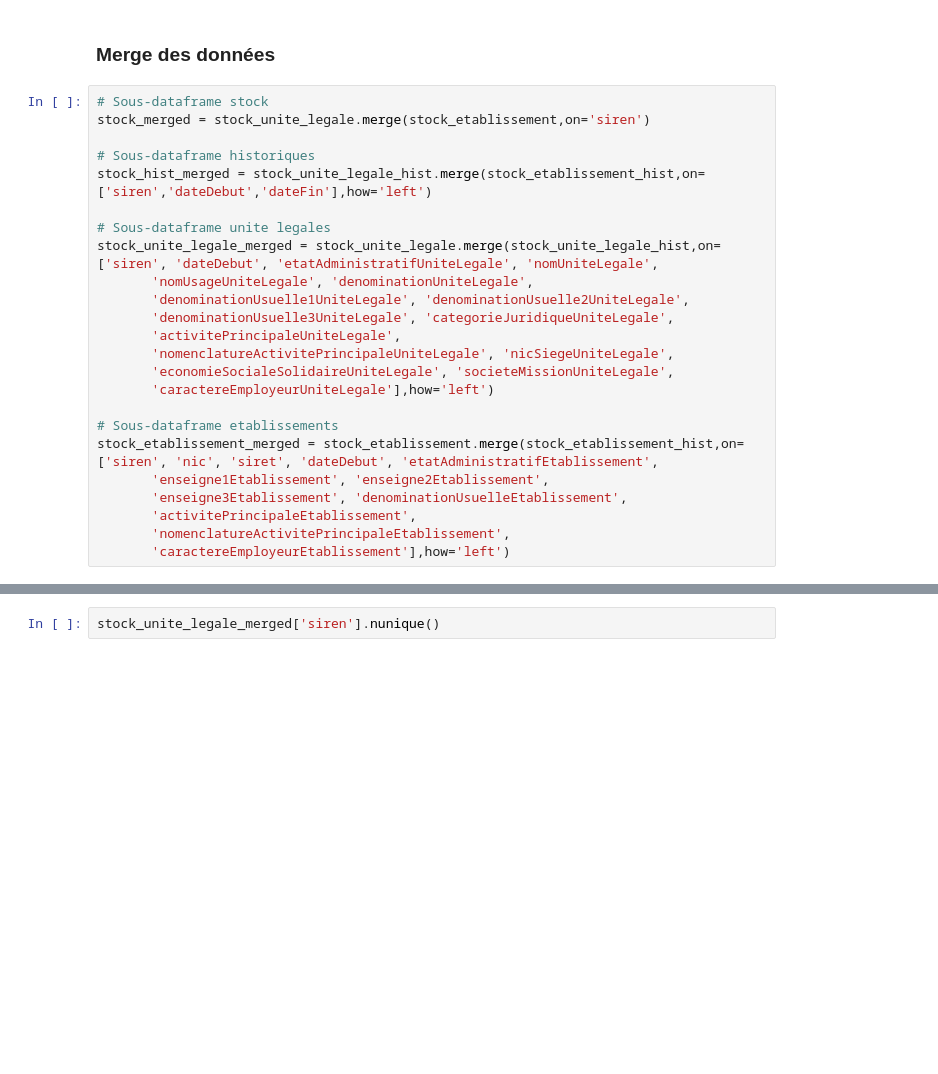
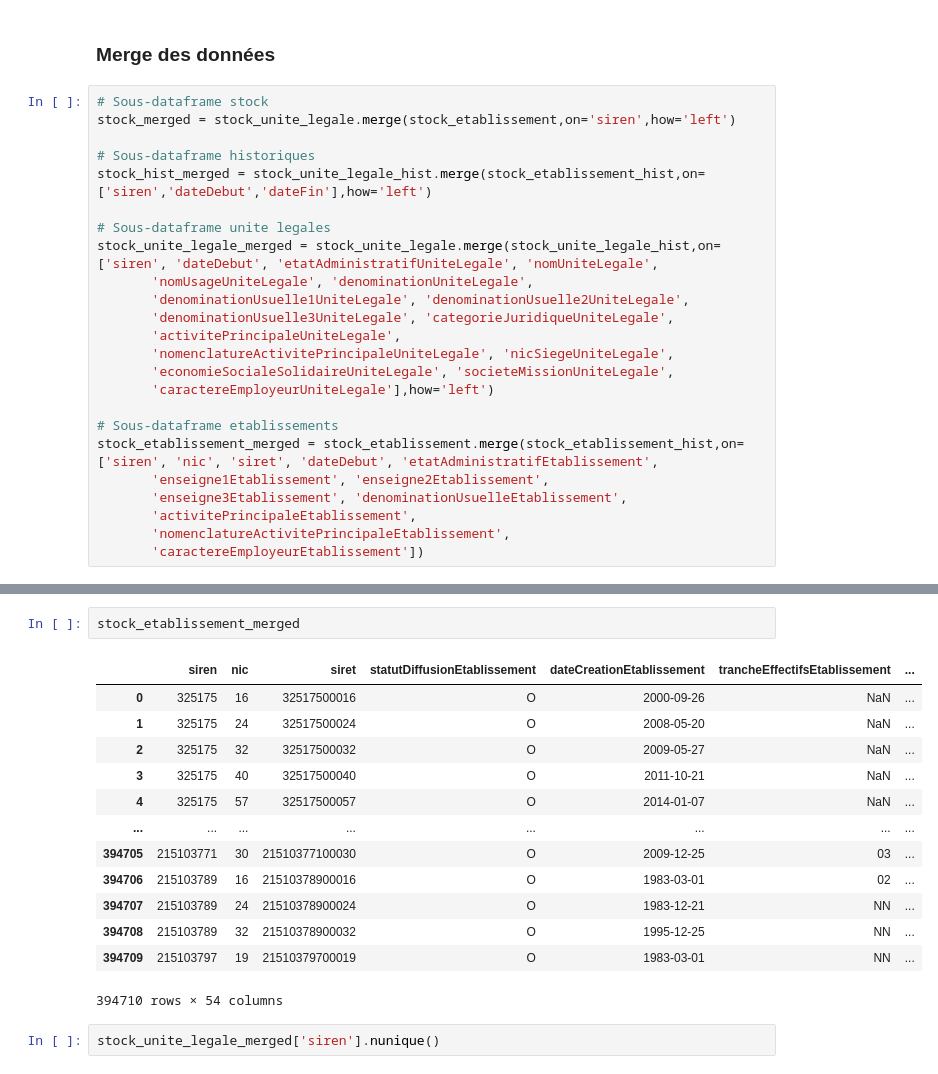
Before and after one commit to JonathanLouamba/Projet_GGVie, a Jupyter notebook: Projet_GGVie.ipynb, the cells around one changed output, grey strips where cells are left out. Drawn from its saved outputs; the diff is of its cells as text; blank space fills up the shorter version.

```diff
--- a/Projet_GGVie.ipynb
+++ b/Projet_GGVie.ipynb
@@ -34,7 +66,7 @@ print(stock_unite_legale_hist.columns.intersection(stock_etablissement_hist.colu
 ### Merge des données
 # %%
 # Sous-dataframe stock
-stock_merged = stock_unite_legale.merge(stock_etablissement,on='siren')
+stock_merged = stock_unite_legale.merge(stock_etablissement,on='siren',how='left')
 
 # Sous-dataframe historiques
 stock_hist_merged = stock_unite_legale_hist.merge(stock_etablissement_hist,on=['siren','dateDebut','dateFin'],how='left')
@@ -55,4 +87,4 @@ stock_etablissement_merged = stock_etablissement.merge(stock_etablissement_hist,
        'enseigne3Etablissement', 'denominationUsuelleEtablissement',
        'activitePrincipaleEtablissement',
        'nomenclatureActivitePrincipaleEtablissement',
-       'caractereEmployeurEtablissement'],how='left')
+       'caractereEmployeurEtablissement'])
@@ -67,3 +99,19 @@ stock_hist_merged.shape[0]
+# %%
+stock_etablissement_merged
+# %% [output]
+|  | siren | nic | siret | statutDiffusionEtablissement | dateCreationEtablissement | trancheEffectifsEtablissement | ... |
+| 0 | 325175 | 16 | 32517500016 | O | 2000-09-26 | NaN | ... |
+| 1 | 325175 | 24 | 32517500024 | O | 2008-05-20 | NaN | ... |
+| 2 | 325175 | 32 | 32517500032 | O | 2009-05-27 | NaN | ... |
+| 3 | 325175 | 40 | 32517500040 | O | 2011-10-21 | NaN | ... |
+| 4 | 325175 | 57 | 32517500057 | O | 2014-01-07 | NaN | ... |
+| ... | ... | ... | ... | ... | ... | ... | ... |
+| 394705 | 215103771 | 30 | 21510377100030 | O | 2009-12-25 | 03 | ... |
+| 394706 | 215103789 | 16 | 21510378900016 | O | 1983-03-01 | 02 | ... |
+| 394707 | 215103789 | 24 | 21510378900024 | O | 1983-12-21 | NN | ... |
+| 394708 | 215103789 | 32 | 21510378900032 | O | 1995-12-25 | NN | ... |
+| 394709 | 215103797 | 19 | 21510379700019 | O | 1983-03-01 | NN | ... |
+394710 rows × 54 columns
 # %%
 stock_unite_legale_merged['siren'].nunique()
 # %% [output]
```
Also changed, not shown: parts of 10 cells of this notebook.
